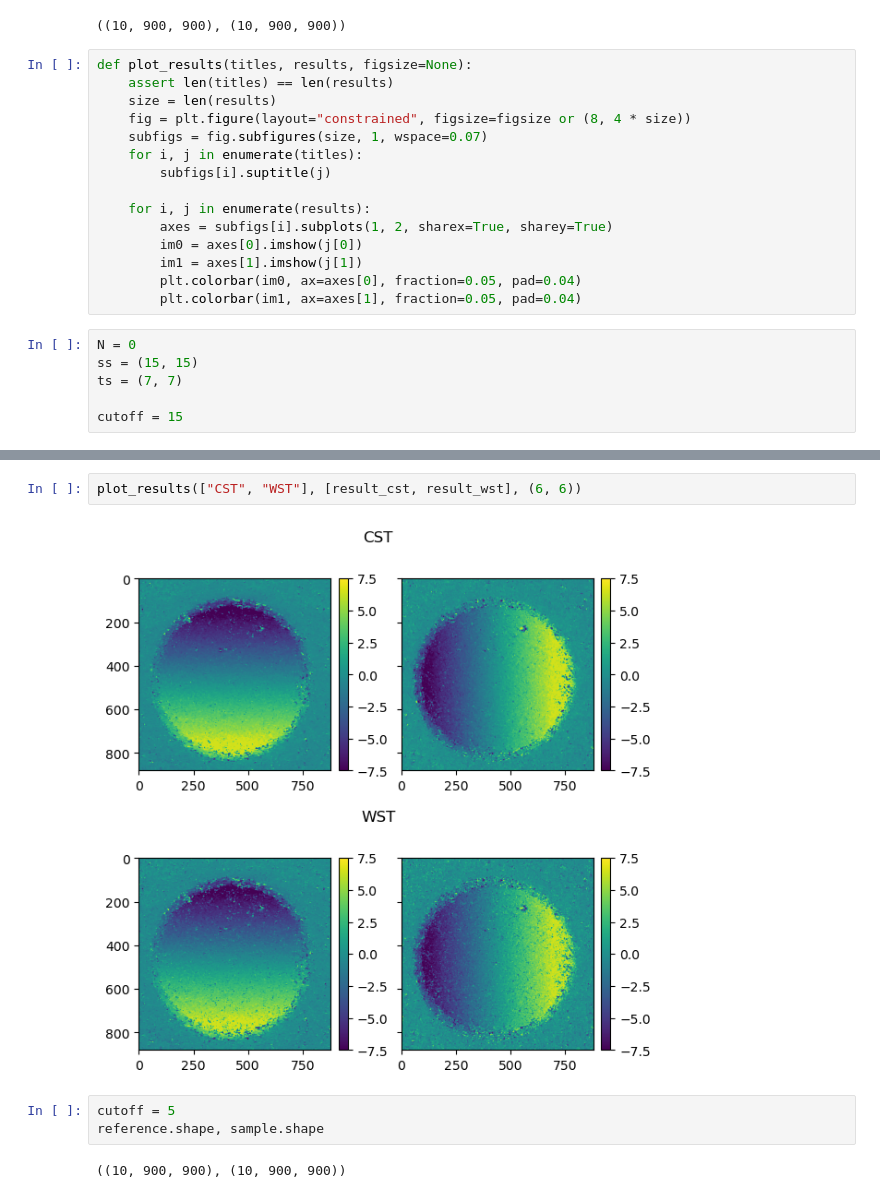
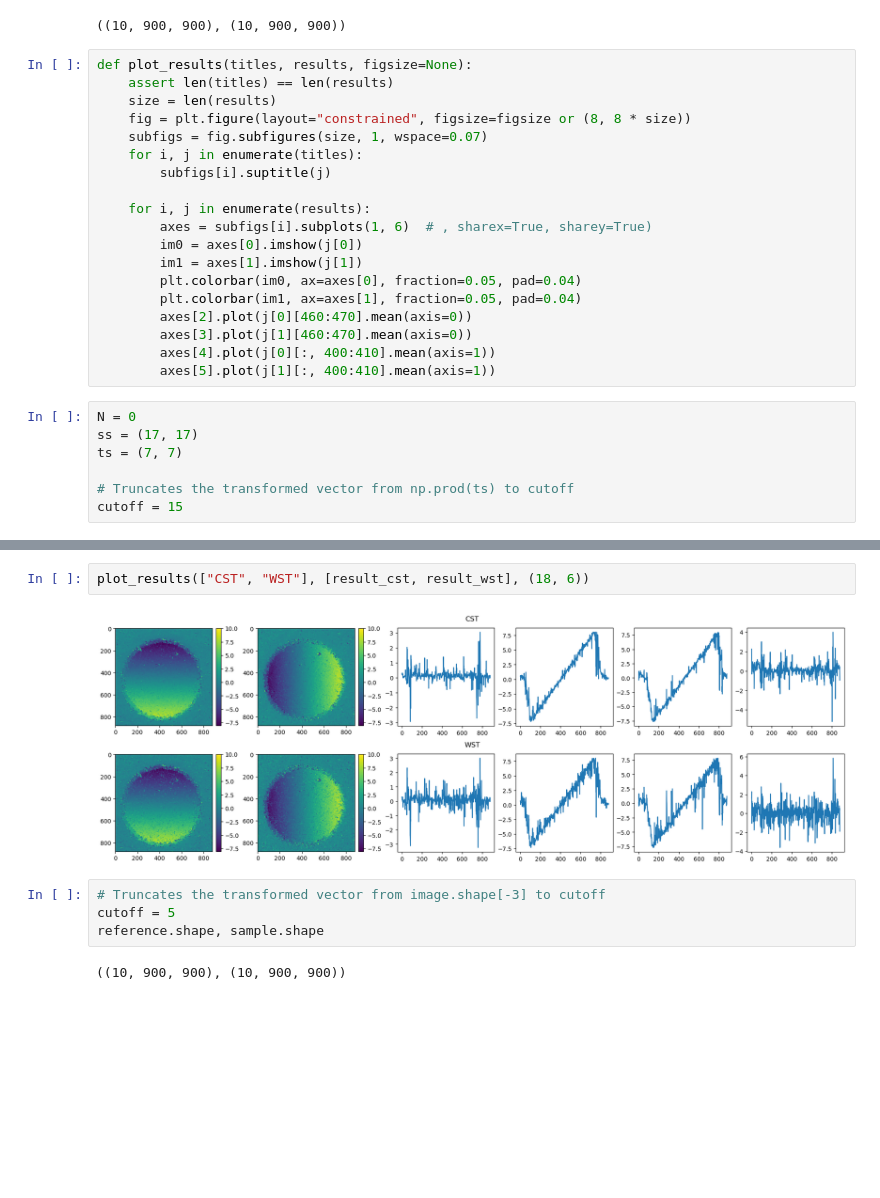
Before and after one commit to Nin17/mbipy, a Jupyter notebook: examples/cst_vs_wst.ipynb, the cells around one changed output, grey strips where cells are left out. Drawn from its saved outputs; the diff is of its cells as text; blank space fills up the shorter version.

```diff
--- a/examples/cst_vs_wst.ipynb
+++ b/examples/cst_vs_wst.ipynb
@@ -19,22 +24,27 @@ sample.shape, reference.shape
 def plot_results(titles, results, figsize=None):
     assert len(titles) == len(results)
     size = len(results)
-    fig = plt.figure(layout="constrained", figsize=figsize or (8, 4 * size))
+    fig = plt.figure(layout="constrained", figsize=figsize or (8, 8 * size))
     subfigs = fig.subfigures(size, 1, wspace=0.07)
     for i, j in enumerate(titles):
         subfigs[i].suptitle(j)
 
     for i, j in enumerate(results):
-        axes = subfigs[i].subplots(1, 2, sharex=True, sharey=True)
+        axes = subfigs[i].subplots(1, 6)  # , sharex=True, sharey=True)
         im0 = axes[0].imshow(j[0])
         im1 = axes[1].imshow(j[1])
         plt.colorbar(im0, ax=axes[0], fraction=0.05, pad=0.04)
         plt.colorbar(im1, ax=axes[1], fraction=0.05, pad=0.04)
+        axes[2].plot(j[0][460:470].mean(axis=0))
+        axes[3].plot(j[1][460:470].mean(axis=0))
+        axes[4].plot(j[0][:, 400:410].mean(axis=1))
+        axes[5].plot(j[1][:, 400:410].mean(axis=1))
 # %%
 N = 0
-ss = (15, 15)
+ss = (17, 17)
 ts = (7, 7)
 
+# Truncates the transformed vector from np.prod(ts) to cutoff
 cutoff = 15
 # %%
 %%time
@@ -51,11 +61,12 @@ Wall time: 3.69 s
 # %%
-plot_results(["CST", "WST"], [result_cst, result_wst], (6, 6))
+plot_results(["CST", "WST"], [result_cst, result_wst], (18, 6))
 # %% [output]
-[figure, old version]
+[figure, new version]
-# %%
-cutoff = 5
-reference.shape, sample.shape
-# %% [output]
-((10, 900, 900), (10, 900, 900))
+# %%
+# Truncates the transformed vector from image.shape[-3] to cutoff
+cutoff = 5
+reference.shape, sample.shape
+# %% [output]
+((10, 900, 900), (10, 900, 900))
 # %%
 %%time
```
Also changed, not shown: parts of 8 cells of this notebook.
